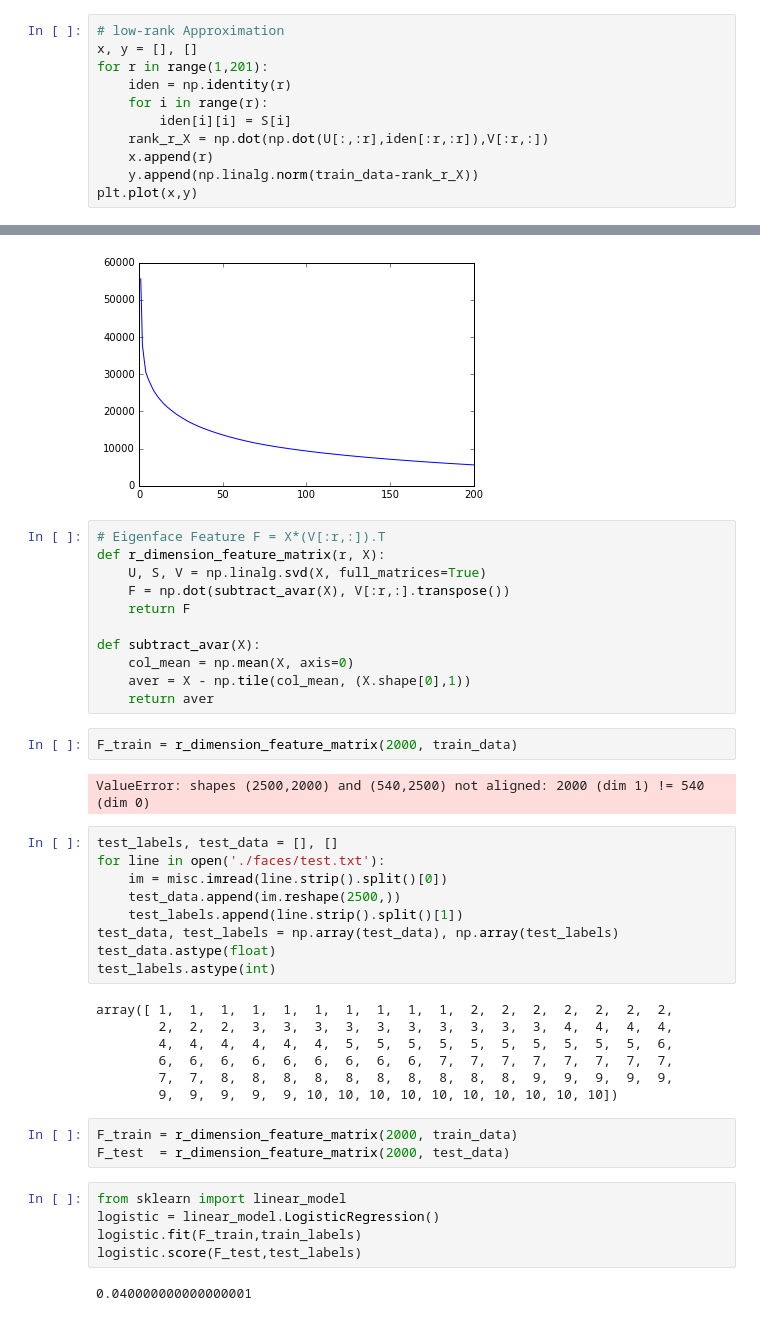
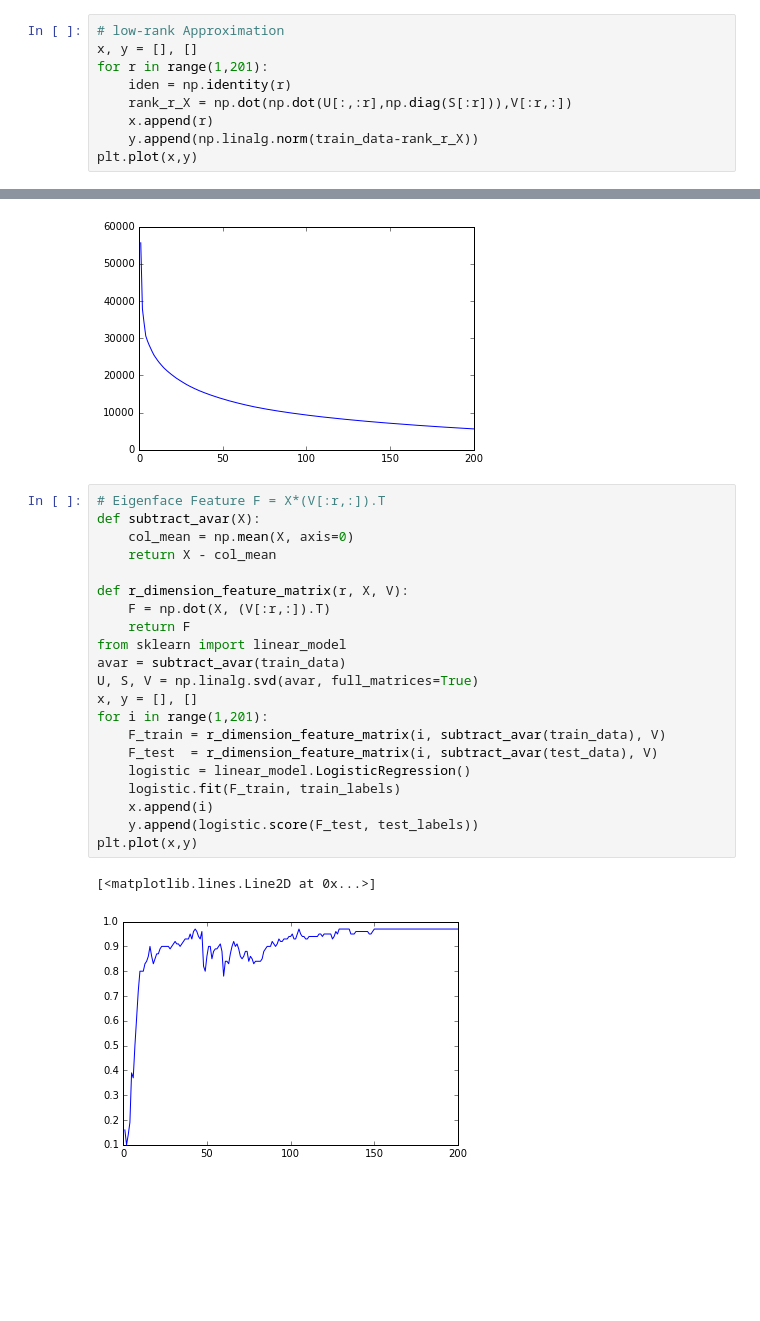
Before and after one commit to bluenight1994/Applied-Machine-Learning, a Jupyter notebook: face_recognition/eigenface.ipynb, the cells around one changed output, grey strips where cells are left out. Drawn from its saved outputs; the diff is of its cells as text; blank space fills up the shorter version.

Commit message:
fix training bug

```diff
--- a/face_recognition/eigenface.ipynb
+++ b/face_recognition/eigenface.ipynb
@@ -51,53 +56,34 @@ for i in range(10):
 x, y = [], []
 for r in range(1,201):
     iden = np.identity(r)
-    for i in range(r):
-        iden[i][i] = S[i]
-    rank_r_X = np.dot(np.dot(U[:,:r],iden[:r,:r]),V[:r,:])
+    rank_r_X = np.dot(np.dot(U[:,:r],np.diag(S[:r])),V[:r,:])
     x.append(r)
     y.append(np.linalg.norm(train_data-rank_r_X))
 plt.plot(x,y)
 # %% [output]
 [<matplotlib.lines.Line2D at 0x...>]
 [figure]
-# %%
-# Eigenface Feature F = X*(V[:r,:]).T
-def r_dimension_feature_matrix(r, X):
-    U, S, V = np.linalg.svd(X, full_matrices=True)
-    F = np.dot(subtract_avar(X), V[:r,:].transpose())
-    return F
-
-def subtract_avar(X):
-    col_mean = np.mean(X, axis=0)
-    aver = X - np.tile(col_mean, (X.shape[0],1))
-    return aver
-# %%
-F_train = r_dimension_feature_matrix(2000, train_data)
-# %% [output]
-ValueError: shapes (2500,2000) and (540,2500) not aligned: 2000 (dim 1) != 540 (dim 0)
-# %%
-test_labels, test_data = [], []
-for line in open('./faces/test.txt'):
-    im = misc.imread(line.strip().split()[0])
-    test_data.append(im.reshape(2500,))
-    test_labels.append(line.strip().split()[1])
-test_data, test_labels = np.array(test_data), np.array(test_labels)
-test_data.astype(float)
-test_labels.astype(int)
-# %% [output]
-array([ 1,  1,  1,  1,  1,  1,  1,  1,  1,  1,  2,  2,  2,  2,  2,  2,  2,
-        2,  2,  2,  3,  3,  3,  3,  3,  3,  3,  3,  3,  3,  4,  4,  4,  4,
-        4,  4,  4,  4,  4,  4,  5,  5,  5,  5,  5,  5,  5,  5,  5,  5,  6,
-        6,  6,  6,  6,  6,  6,  6,  6,  6,  7,  7,  7,  7,  7,  7,  7,  7,
-        7,  7,  8,  8,  8,  8,  8,  8,  8,  8,  8,  8,  9,  9,  9,  9,  9,
-        9,  9,  9,  9,  9, 10, 10, 10, 10, 10, 10, 10, 10, 10, 10])
-# %%
-F_train = r_dimension_feature_matrix(2000, train_data)
-F_test  = r_dimension_feature_matrix(2000, test_data)
-# %%
-from sklearn import linear_model
-logistic = linear_model.LogisticRegression()
-logistic.fit(F_train,train_labels)
-logistic.score(F_test,test_labels)
-# %% [output]
-0.040000000000000001
+# %%
+# Eigenface Feature F = X*(V[:r,:]).T
+def subtract_avar(X):
+    col_mean = np.mean(X, axis=0)
+    return X - col_mean
+
+def r_dimension_feature_matrix(r, X, V):
+    F = np.dot(X, (V[:r,:]).T)
+    return F
+from sklearn import linear_model
+avar = subtract_avar(train_data)
+U, S, V = np.linalg.svd(avar, full_matrices=True)
+x, y = [], []
+for i in range(1,201):
+    F_train = r_dimension_feature_matrix(i, subtract_avar(train_data), V)
+    F_test  = r_dimension_feature_matrix(i, subtract_avar(test_data), V)
+    logistic = linear_model.LogisticRegression()
+    logistic.fit(F_train, train_labels)
+    x.append(i)
+    y.append(logistic.score(F_test, test_labels))
+plt.plot(x,y)
+# %% [output]
+[<matplotlib.lines.Line2D at 0x...>]
+[figure, added]
```
Also changed, not shown: parts of 1 cell of this notebook.
